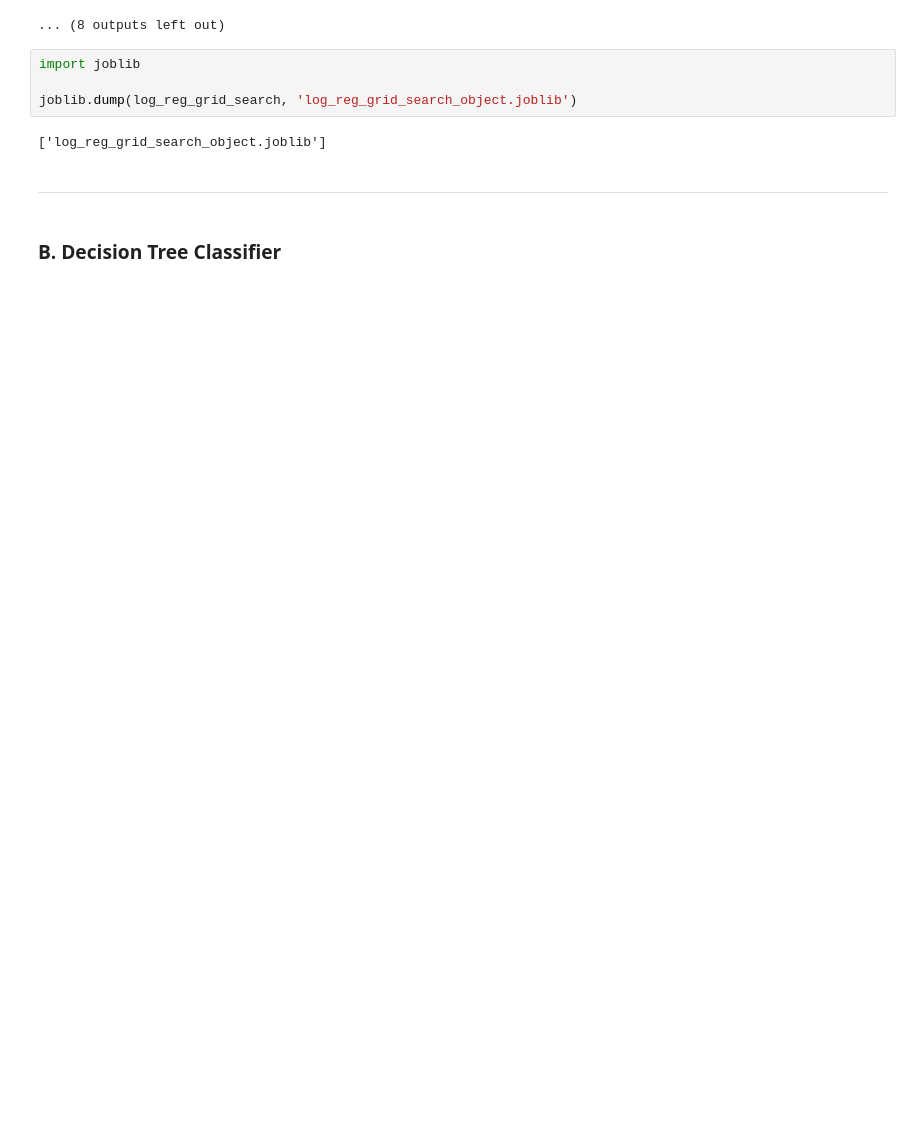
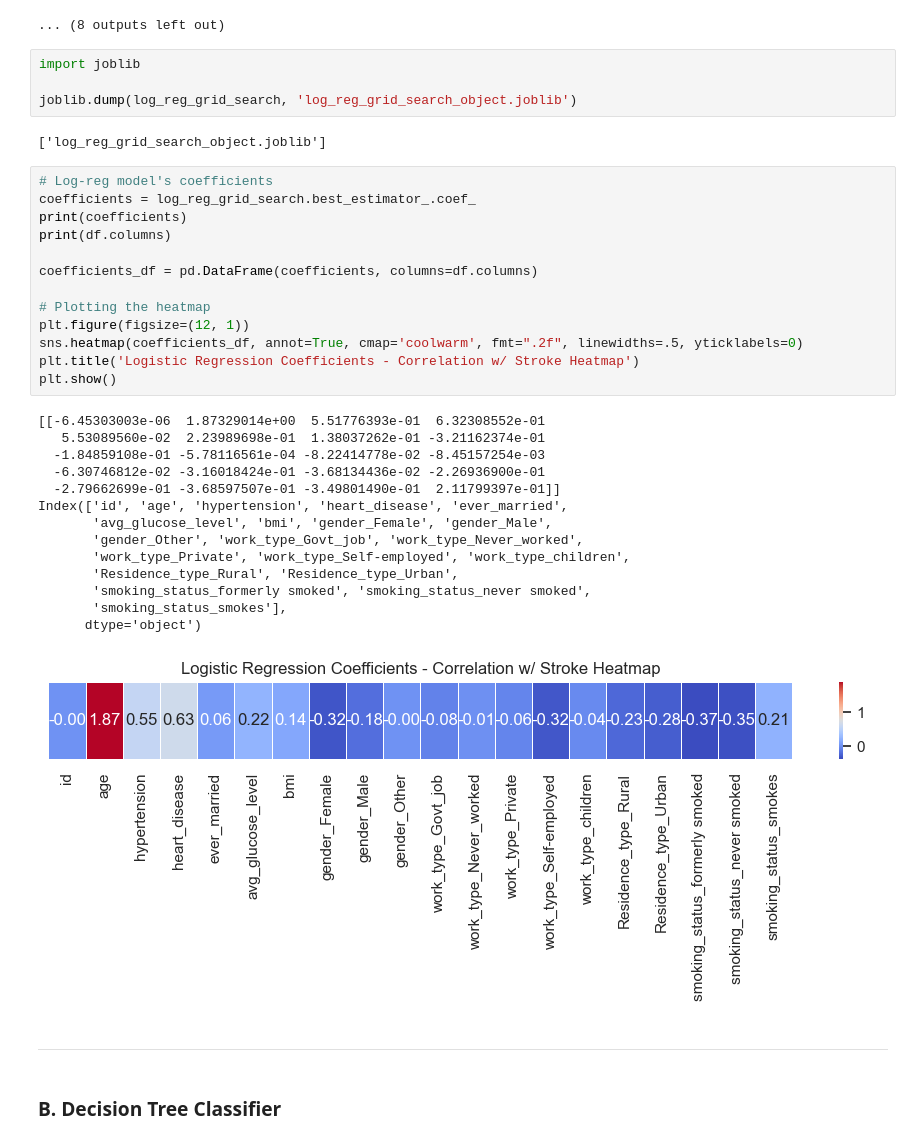
Before and after one commit to briannlin/184a_stroke_prediction, a Jupyter notebook: stroke_prediction.ipynb, the cells around one changed output. Cells and saved outputs as stored; diff of their text form; blank space fills up the shorter version.

```diff
--- a/stroke_prediction.ipynb
+++ b/stroke_prediction.ipynb
@@ -547,6 +561,34 @@ import joblib
 joblib.dump(log_reg_grid_search, 'log_reg_grid_search_object.joblib')
 # %% [output]
 ['log_reg_grid_search_object.joblib']
+# %%
+# Log-reg model's coefficients
+coefficients = log_reg_grid_search.best_estimator_.coef_
+print(coefficients)
+print(df.columns)
+
+coefficients_df = pd.DataFrame(coefficients, columns=df.columns)
+
+# Plotting the heatmap
+plt.figure(figsize=(12, 1))
+sns.heatmap(coefficients_df, annot=True, cmap='coolwarm', fmt=".2f", linewidths=.5, yticklabels=0)
+plt.title('Logistic Regression Coefficients - Correlation w/ Stroke Heatmap')
+plt.show()
+# %% [output]
+[[-6.45303003e-06  1.87329014e+00  5.51776393e-01  6.32308552e-01
+   5.53089560e-02  2.23989698e-01  1.38037262e-01 -3.21162374e-01
+  -1.84859108e-01 -5.78116561e-04 -8.22414778e-02 -8.45157254e-03
+  -6.30746812e-02 -3.16018424e-01 -3.68134436e-02 -2.26936900e-01
+  -2.79662699e-01 -3.68597507e-01 -3.49801490e-01  2.11799397e-01]]
+Index(['id', 'age', 'hypertension', 'heart_disease', 'ever_married',
+       'avg_glucose_level', 'bmi', 'gender_Female', 'gender_Male',
+       'gender_Other', 'work_type_Govt_job', 'work_type_Never_worked',
+       'work_type_Private', 'work_type_Self-employed', 'work_type_children',
+       'Residence_type_Rural', 'Residence_type_Urban',
+       'smoking_status_formerly smoked', 'smoking_status_never smoked',
+       'smoking_status_smokes'],
+      dtype='object')
+[figure, added]
 # %% [markdown]
 <hr style="border:2px solid gray">
 # %% [markdown]
```
Also changed, not shown: parts of 37 cells of this notebook.
